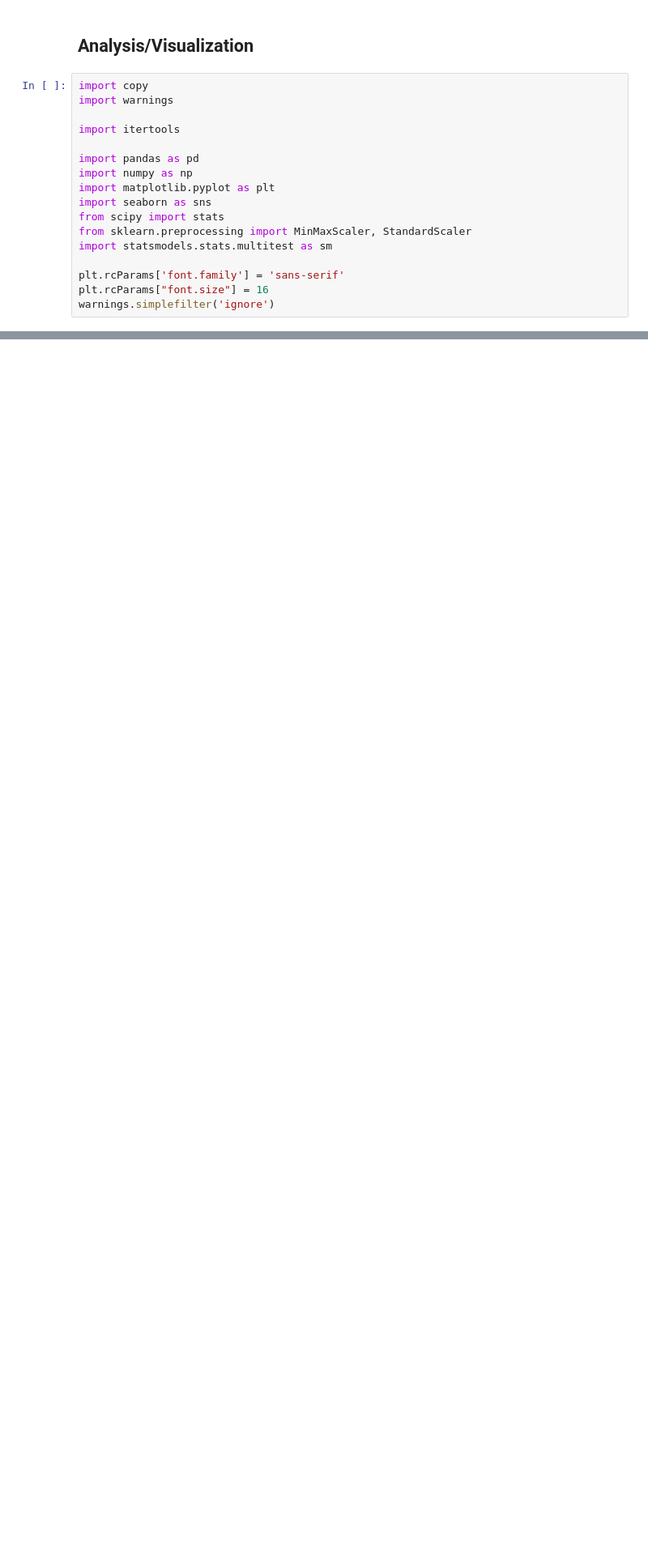
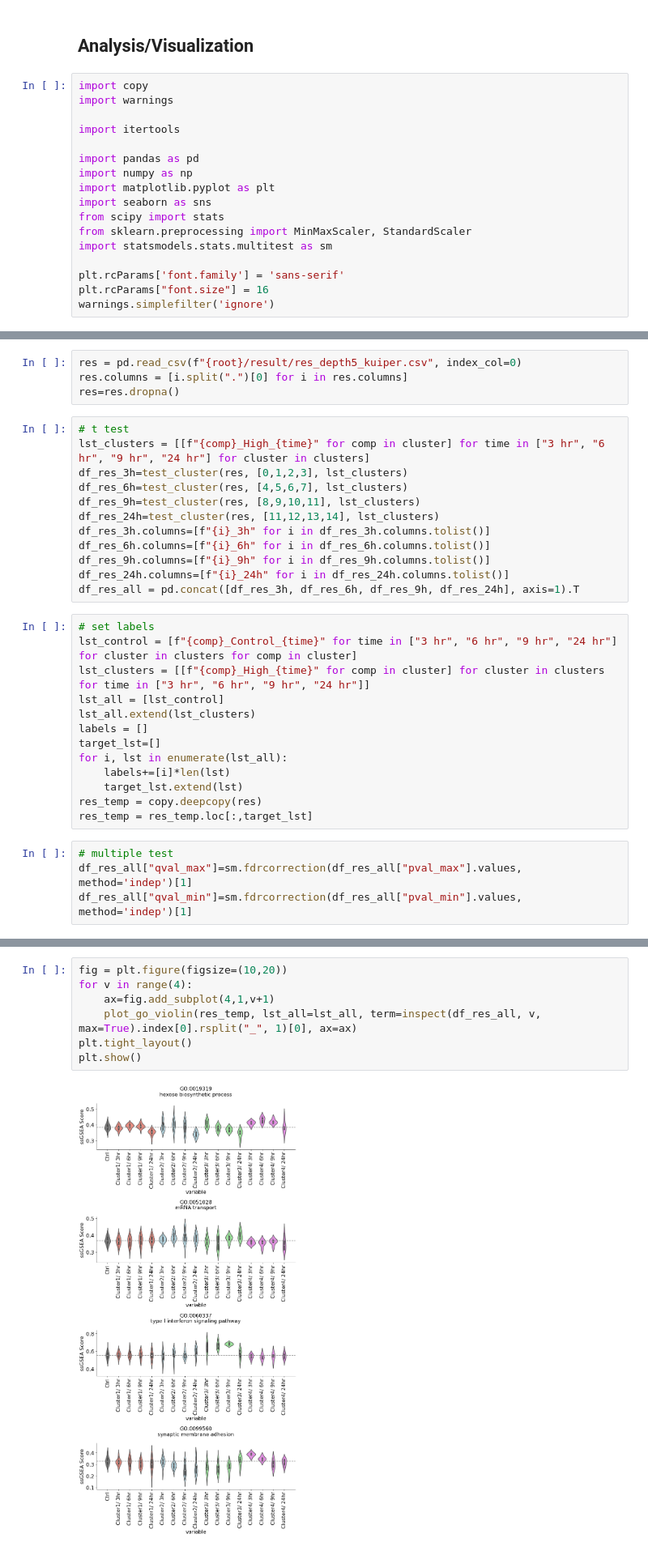
Before and after one commit to mizuno-group/RatDeconvolution, a Jupyter notebook: code/4_cluster_annotation.ipynb, the cells around one changed output, grey strips where cells are left out. Shown at 81% size. Saved outputs shown, nothing was run; the diff lists cells and outputs as text; blank space fills up the shorter version.

```diff
--- a/code/4_cluster_annotation.ipynb
+++ b/code/4_cluster_annotation.ipynb
@@ -472,0 +708,33 @@ limit=0.05
+# %%
+res = pd.read_csv(f"{root}/result/res_depth5_kuiper.csv", index_col=0)
+res.columns = [i.split(".")[0] for i in res.columns]
+res=res.dropna()
+# %%
+# t test
+lst_clusters = [[f"{comp}_High_{time}" for comp in cluster] for time in ["3 hr", "6 hr", "9 hr", "24 hr"] for cluster in clusters]
+df_res_3h=test_cluster(res, [0,1,2,3], lst_clusters)
+df_res_6h=test_cluster(res, [4,5,6,7], lst_clusters)
+df_res_9h=test_cluster(res, [8,9,10,11], lst_clusters)
+df_res_24h=test_cluster(res, [11,12,13,14], lst_clusters)
+df_res_3h.columns=[f"{i}_3h" for i in df_res_3h.columns.tolist()]
+df_res_6h.columns=[f"{i}_6h" for i in df_res_6h.columns.tolist()]
+df_res_9h.columns=[f"{i}_9h" for i in df_res_9h.columns.tolist()]
+df_res_24h.columns=[f"{i}_24h" for i in df_res_24h.columns.tolist()]
+df_res_all = pd.concat([df_res_3h, df_res_6h, df_res_9h, df_res_24h], axis=1).T
+# %%
+# set labels
+lst_control = [f"{comp}_Control_{time}" for time in ["3 hr", "6 hr", "9 hr", "24 hr"] for cluster in clusters for comp in cluster]
+lst_clusters = [[f"{comp}_High_{time}" for comp in cluster] for cluster in clusters for time in ["3 hr", "6 hr", "9 hr", "24 hr"]]
+lst_all = [lst_control]
+lst_all.extend(lst_clusters)
+labels = []
+target_lst=[]
+for i, lst in enumerate(lst_all):
+    labels+=[i]*len(lst)
+    target_lst.extend(lst)
+res_temp = copy.deepcopy(res)
+res_temp = res_temp.loc[:,target_lst]
+# %%
+# multiple test
+df_res_all["qval_max"]=sm.fdrcorrection(df_res_all["pval_max"].values, method='indep')[1]
+df_res_all["qval_min"]=sm.fdrcorrection(df_res_all["pval_min"].values, method='indep')[1]
@@ -472,0 +825,9 @@ limit=0.05
+# %%
+fig = plt.figure(figsize=(10,20))
+for v in range(4):
+    ax=fig.add_subplot(4,1,v+1)
+    plot_go_violin(res_temp, lst_all=lst_all, term=inspect(df_res_all, v, max=True).index[0].rsplit("_", 1)[0], ax=ax)
+plt.tight_layout()
+plt.show()
+# %% [output]
+[figure, added]
```
Also changed, not shown: parts of 27 cells of this notebook.
